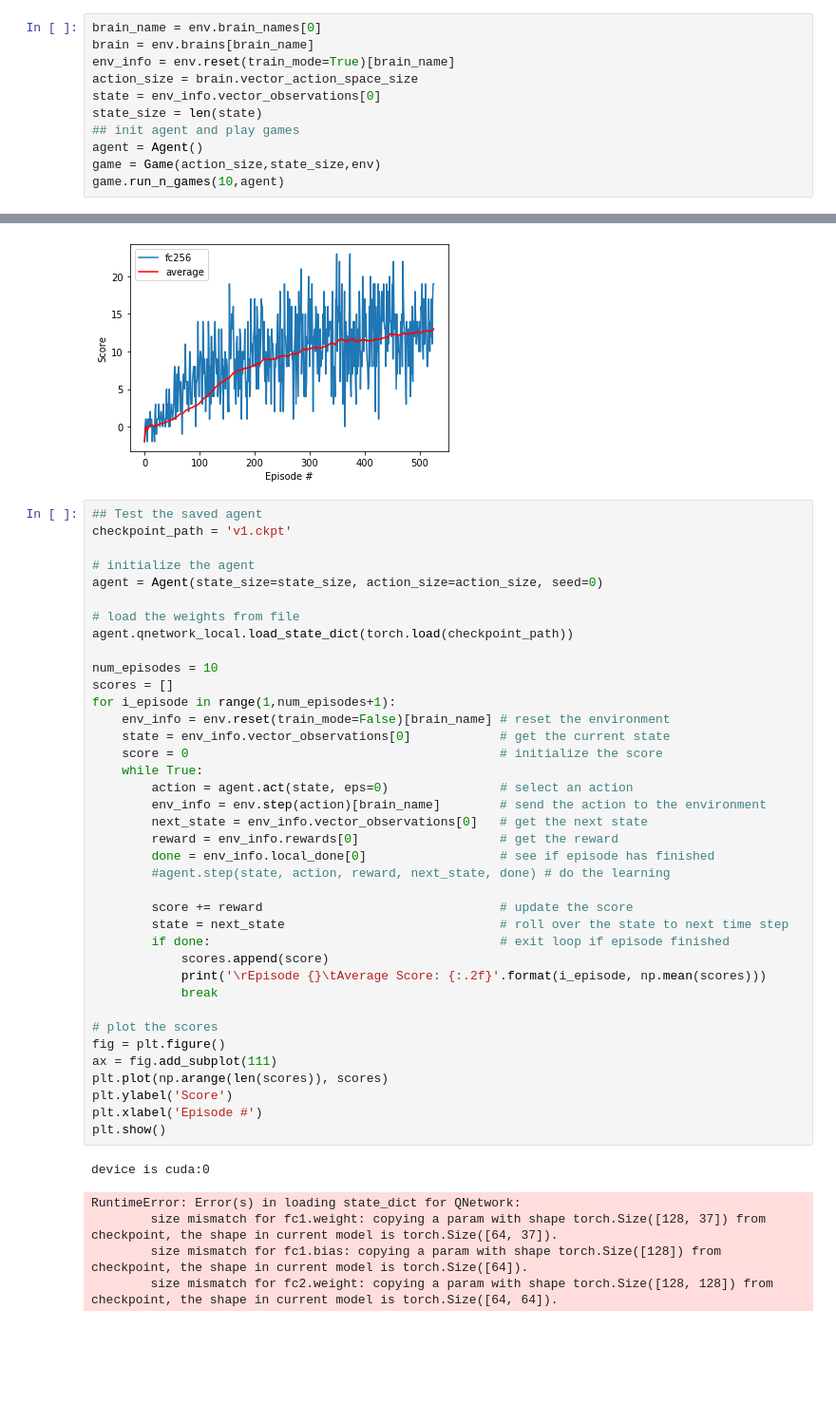
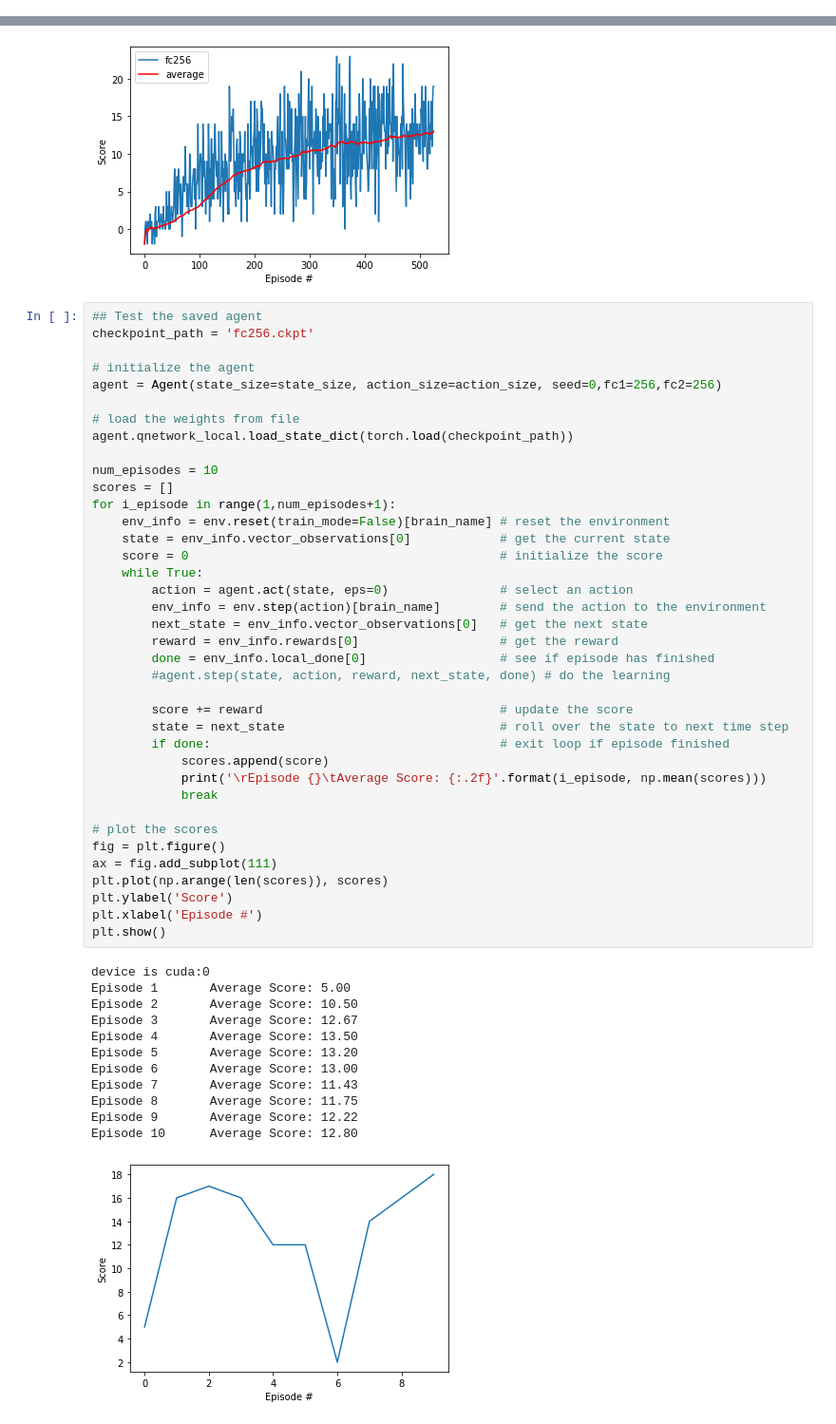
Before and after one commit to thanakijwanavit/navigation_rl_agent, a Jupyter notebook: Navigation.ipynb, the cells around one changed output, grey strips where cells are left out. Shown at 95% size. Drawn from its saved outputs; the diff is of its cells as text; blank space fills up the shorter version.

Commit message:
add navigation.md navigation.html fit wrong file name in report.md

```diff
--- a/Navigation.ipynb
+++ b/Navigation.ipynb
@@ -211,11 +196,0 @@ class Game:
-# %%
-brain_name = env.brain_names[0]
-brain = env.brains[brain_name]
-env_info = env.reset(train_mode=True)[brain_name]
-action_size = brain.vector_action_space_size
-state = env_info.vector_observations[0]
-state_size = len(state)
-## init agent and play games
-agent = Agent()
-game = Game(action_size,state_size,env)
-game.run_n_games(10,agent)
@@ -401,10 +374,10 @@ Environment solved in 526 episodes!     Average Score: 13.03
 [figure]
 # %%
 ## Test the saved agent
-checkpoint_path = 'v1.ckpt'
+checkpoint_path = 'fc256.ckpt'
 
 # initialize the agent
-agent = Agent(state_size=state_size, action_size=action_size, seed=0)
+agent = Agent(state_size=state_size, action_size=action_size, seed=0,fc1=256,fc2=256)
 
 # load the weights from file
 agent.qnetwork_local.load_state_dict(torch.load(checkpoint_path))
@@ -412,34 +385,41 @@ agent.qnetwork_local.load_state_dict(torch.load(checkpoint_path))
 num_episodes = 10
 scores = []
 for i_episode in range(1,num_episodes+1):
     env_info = env.reset(train_mode=False)[brain_name] # reset the environment
     state = env_info.vector_observations[0]            # get the current state
     score = 0                                          # initialize the score
     while True:
         action = agent.act(state, eps=0)               # select an action
         env_info = env.step(action)[brain_name]        # send the action to the environment
         next_state = env_info.vector_observations[0]   # get the next state
         reward = env_info.rewards[0]                   # get the reward
         done = env_info.local_done[0]                  # see if episode has finished
         #agent.step(state, action, reward, next_state, done) # do the learning
 
         score += reward                                # update the score
         state = next_state                             # roll over the state to next time step
         if done:                                       # exit loop if episode finished
             scores.append(score)
             print('\rEpisode {}\tAverage Score: {:.2f}'.format(i_episode, np.mean(scores)))
             break
 
 # plot the scores
 fig = plt.figure()
 ax = fig.add_subplot(111)
 plt.plot(np.arange(len(scores)), scores)
 plt.ylabel('Score')
 plt.xlabel('Episode #')
 plt.show()
 # %% [output]
 device is cuda:0
+Episode 1       Average Score: 5.00
+Episode 2       Average Score: 10.50
+Episode 3       Average Score: 12.67
+Episode 4       Average Score: 13.50
+Episode 5       Average Score: 13.20
+Episode 6       Average Score: 13.00
+Episode 7       Average Score: 11.43
+Episode 8       Average Score: 11.75
+Episode 9       Average Score: 12.22
+Episode 10      Average Score: 12.80
-RuntimeError: Error(s) in loading state_dict for QNetwork:
-        size mismatch for fc1.weight: copying a param with shape torch.Size([128, 37]) from checkpoint, the shape in current model is torch.Size([64, 37]).
-        size mismatch for fc1.bias: copying a param with shape torch.Size([128]) from checkpoint, the shape in current model is torch.Size([64]).
-        size mismatch for fc2.weight: copying a param with shape torch.Size([128, 128]) from checkpoint, the shape in current model is torch.Size([64, 64]).
+[figure, added]
```
Also changed, not shown: parts of 3 cells of this notebook, 10 other files.
